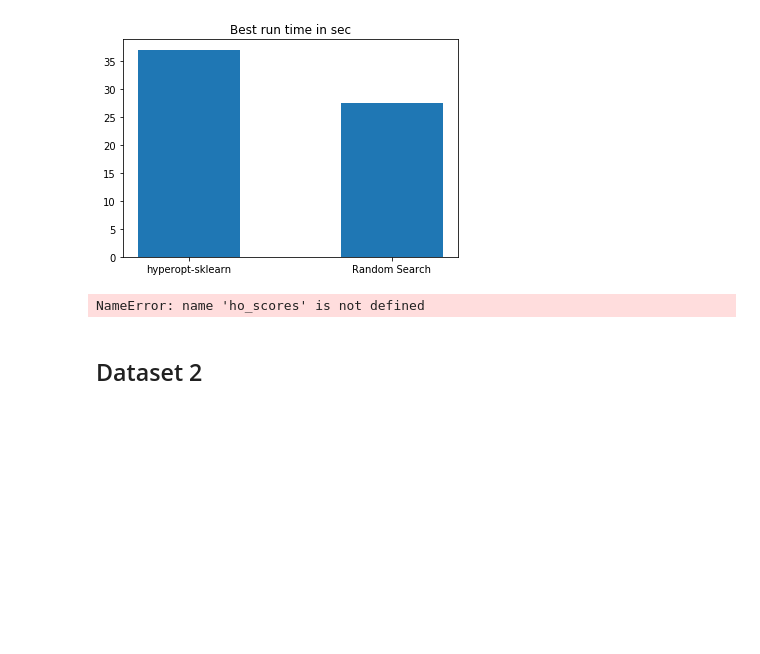
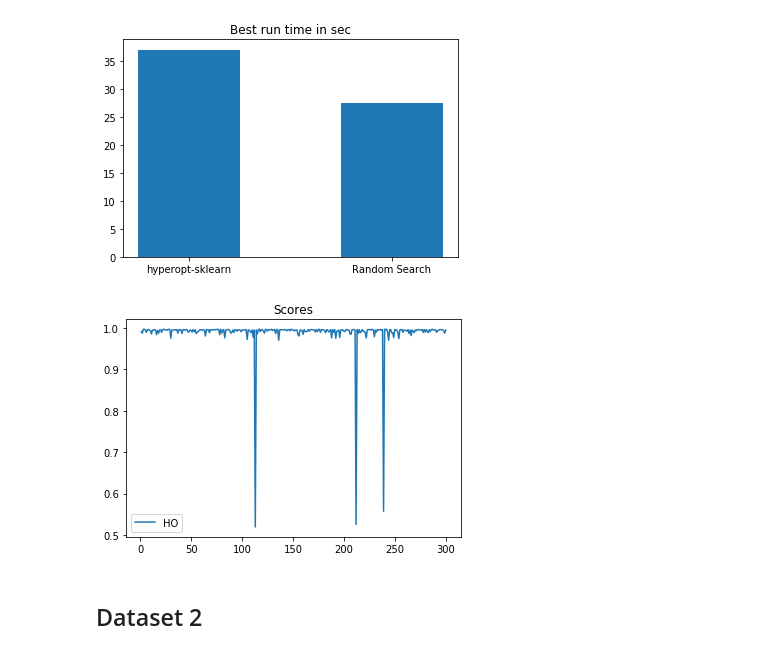
Before and after one commit to DianaDI/seminar-automl, a Jupyter notebook: Seminar Notebook.ipynb, the cells around one changed output. Cells and saved outputs as stored; diff of their text form; code cells hidden in the pictures; blank space fills up the shorter version.

```diff
--- a/Seminar Notebook.ipynb
+++ b/Seminar Notebook.ipynb
@@ -260,18 +248,19 @@ plot_runtimes(runtime_ho, runtime_rs)
 [figure]
 [figure]
 # %%
-def plot_scores(ho_scores, rs_scores):
+def plot_scores(ho_scores, rs_scores=None):
     plt.figure()
-    plt.locator_params(nbins=len(ho_scores))
+    #plt.locator_params(nbins=len(ho_scores))
     plt.title("Scores")
-    plt.plot(range(1, len(ho_scores)+1), ho_scores, label="HO")
-    plt.plot(range(1, len(rs_scores)+1), rs_scores, label="RS")
+    plt.plot(range(1, len(ho_scores)+1), ho_scores, label="HO", c="b")
+    #plt.plot(range(1, len(rs_scores)+1), rs_scores, label="RS", c="g")
     #xticks(ho_scores)
     plt.legend()
+    plt.savefig('scores.png', format='png', dpi=600)
     plt.show()
-plot_scores(ho_scores, rs_scores)
+plot_scores(ho_scores)
 # %% [output]
-NameError: name 'ho_scores' is not defined
+[figure, added]
 # %% [markdown]
 ## Dataset 2
 # %% [markdown]
```
Also changed, not shown: parts of 10 cells of this notebook.
